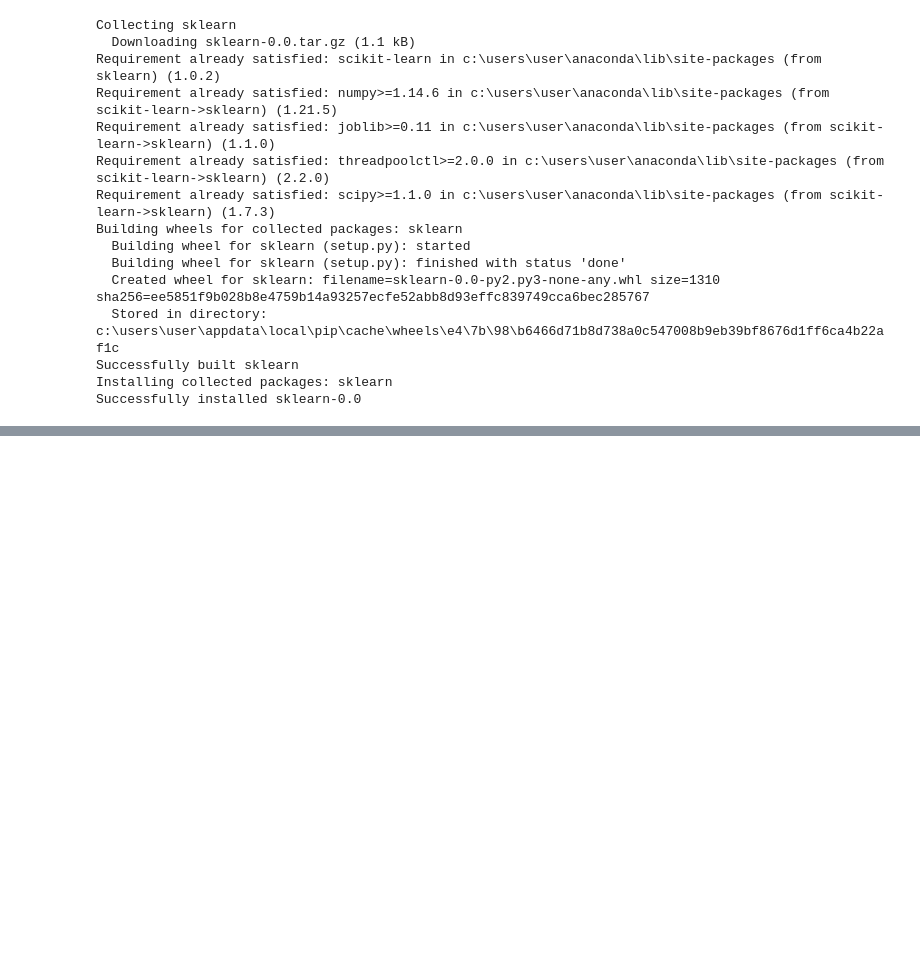
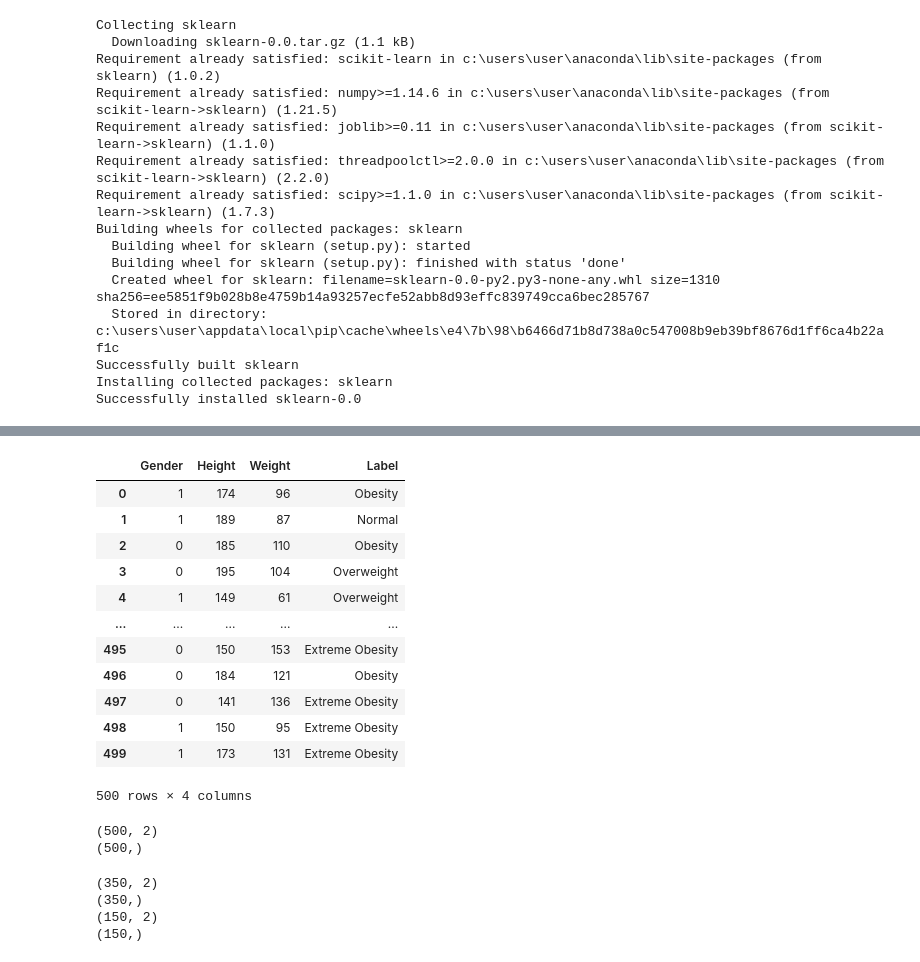
Before and after one commit to pillz9408/python, a Jupyter notebook: MachinLearning/bmi.ipynb, the cells around one changed output, grey strips where cells are left out. Cells and saved outputs as stored; diff of their text form; code cells hidden in the pictures; blank space fills up the shorter version.

```diff
--- a/MachinLearning/bmi.ipynb
+++ b/MachinLearning/bmi.ipynb
@@ -29,0 +43,9 @@ FileNotFoundError: [Errno 2] No such file or directory: './bmi.csv'
+# %%
+gender = []
+for i in bmi['Gender']:
+    if i =='Male':
+        gender.append(1)
+    else:
+        gender.append(0)
+bmi['Gender']= gender
+bmi
@@ -29,0 +119,23 @@ FileNotFoundError: [Errno 2] No such file or directory: './bmi.csv'
+# %%
+gender = []
+for i in bmi['Gender']:
+    if i =='Male':
+        gender.append(1)
+    else:
+        gender.append(0)
+bmi['Gender']= gender
+bmi
+# %% [output]
+|  | Gender | Height | Weight | Label |
+| 0 | 1 | 174 | 96 | Obesity |
+| 1 | 1 | 189 | 87 | Normal |
+| 2 | 0 | 185 | 110 | Obesity |
+| 3 | 0 | 195 | 104 | Overweight |
+| 4 | 1 | 149 | 61 | Overweight |
+| ... | ... | ... | ... | ... |
+| 495 | 0 | 150 | 153 | Extreme Obesity |
+| 496 | 0 | 184 | 121 | Obesity |
+| 497 | 0 | 141 | 136 | Extreme Obesity |
+| 498 | 1 | 150 | 95 | Extreme Obesity |
+| 499 | 1 | 173 | 131 | Extreme Obesity |
+500 rows × 4 columns
@@ -29,0 +146,6 @@ FileNotFoundError: [Errno 2] No such file or directory: './bmi.csv'
+# %%
+print(X.shape)
+print(y.shape)
+# %% [output]
+(500, 2)
+(500,)
@@ -29,0 +159,10 @@ FileNotFoundError: [Errno 2] No such file or directory: './bmi.csv'
+# %%
+print(X_train.shape)
+print(y_train.shape)
+print(X_test.shape)
+print(y_test.shape)
+# %% [output]
+(350, 2)
+(350,)
+(150, 2)
+(150,)
```
Also changed, not shown: parts of 15 cells of this notebook.
